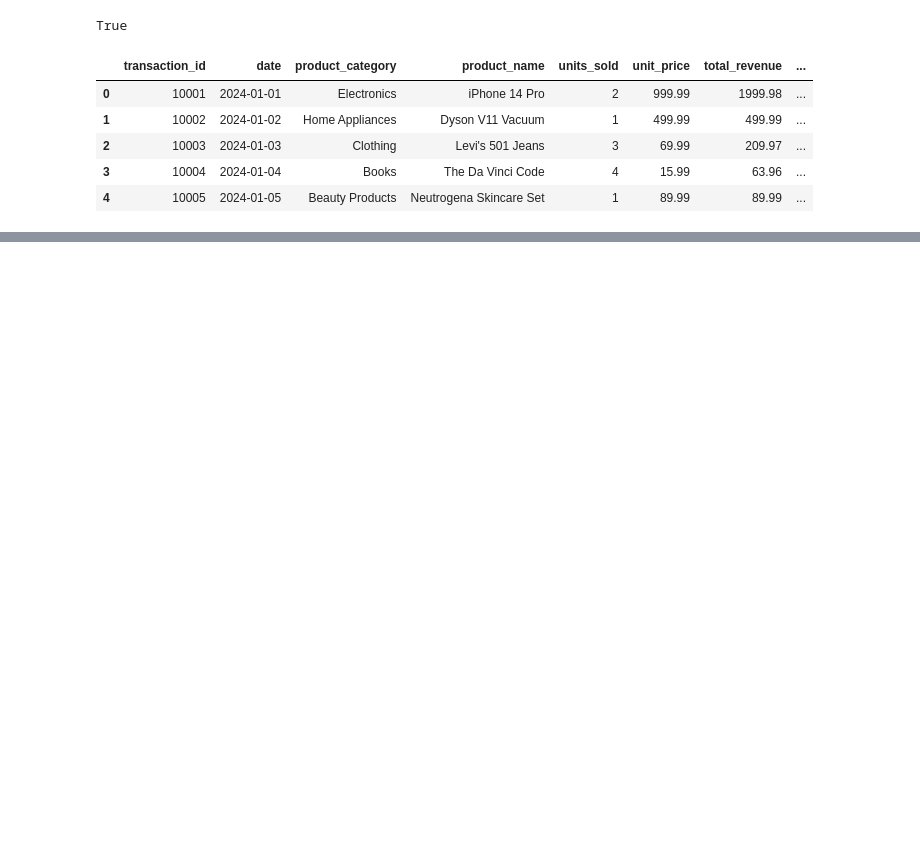
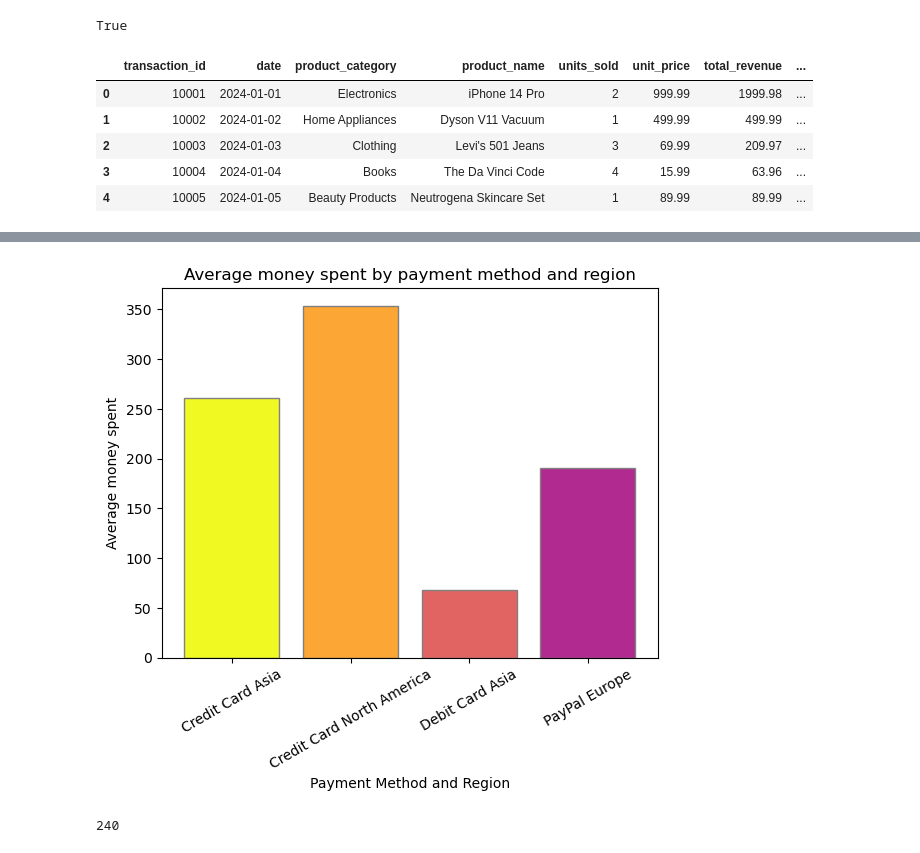
Before and after one commit to miloszczapla/sales-data, a Jupyter notebook: sales.ipynb, the cells around one changed output, grey strips where cells are left out. Drawn from its saved outputs; the diff is of its cells as text; code cells hidden in the pictures; blank space fills up the shorter version.

```diff
--- a/sales.ipynb
+++ b/sales.ipynb
@@ -47,0 +56,20 @@ plt.show()
+# %%
+average_price = df.groupby(by=['payment_method','region'])[['unit_price']].mean()
+
+average_price.index = average_price.index.map(' '.join)
+
+plt.bar(average_price.index, average_price['unit_price'], color=np.flip(colors,0), edgecolor='grey')
+plt.xticks(rotation=30)
+
+plt.xlabel('Payment Method and Region')
+plt.ylabel('Average money spent')
+
+plt.title('Average money spent by payment method and region')
+
+plt.show()
+# %% [output]
+[figure, added]
+# %%
+df['date'].dt.day_of_year.max()
+# %% [output]
+240
```
Also changed, not shown: parts of 4 cells of this notebook.
